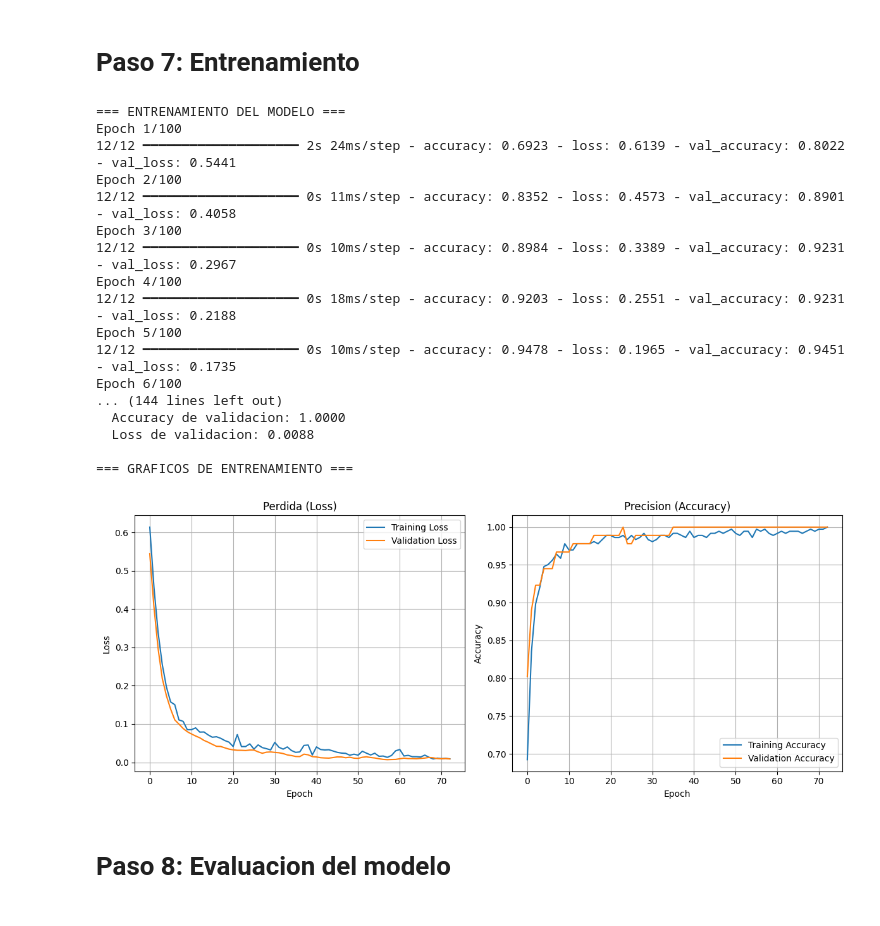
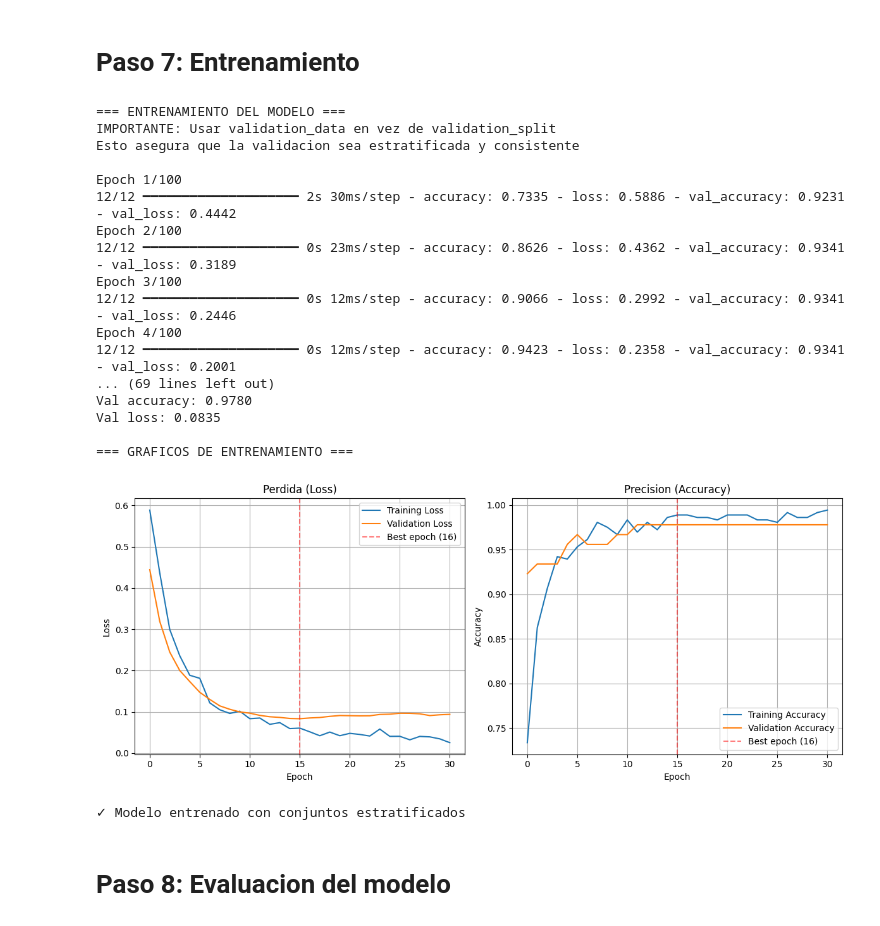
Before and after one commit to 202300080/Rulo, a Jupyter notebook: analisis_tutor.ipynb, the cells around one changed output. Drawn from its saved outputs; the diff is of its cells as text; code cells hidden in the pictures.

Commit message:
segundo error corregido

```diff
--- a/analisis_tutor.ipynb
+++ b/analisis_tutor.ipynb
@@ -340,65 +358,80 @@ Modelo seleccionado: Modelo con Dropout y EarlyStopping
 # Paso 7: Entrenamiento
 # %%
 print("=== ENTRENAMIENTO DEL MODELO ===")
+print("IMPORTANTE: Usar validation_data en vez de validation_split")
+print("Esto asegura que la validacion sea estratificada y consistente\n")
 
 history = model.fit(
     X_train_scaled, y_train,
     epochs=100,
     batch_size=32,
-    validation_split=0.2,
+    validation_data=(X_val_scaled, y_val),  # ✅ CORREGIDO
     callbacks=[early_stop],
     verbose=1
 )
 
-print("\nEntrenamiento completado")
-print(f"Total de epochs: {len(history.history['loss'])}")
+print("\n=== ENTRENAMIENTO COMPLETADO ===")
+print(f"Total de epochs ejecutados: {len(history.history['loss'])}")
 
-print("\nUltimos valores:")
-print(f"  Accuracy de entrenamiento: {history.history['accuracy'][-1]:.4f}")
-print(f"  Loss de entrenamiento: {history.history['loss'][-1]:.4f}")
-print(f"  Accuracy de validacion: {history.history['val_accuracy'][-1]:.4f}")
-print(f"  Loss de validacion: {history.history['val_loss'][-1]:.4f}")
+print("\n=== ULTIMOS VALORES ===")
+print(f"Accuracy de entrenamiento: {history.history['accuracy'][-1]:.4f}")
+print(f"Loss de entrenamiento: {history.history['loss'][-1]:.4f}")
+print(f"Accuracy de validacion: {history.history['val_accuracy'][-1]:.4f}")
+print(f"Loss de validacion: {history.history['val_loss'][-1]:.4f}")
+
+# Comparar con mejor epoch
+best_epoch = np.argmin(history.history['val_loss'])
+print(f"\n=== MEJOR EPOCH (epoch {best_epoch + 1}) ===")
+print(f"Train accuracy: {history.history['accuracy'][best_epoch]:.4f}")
+print(f"Train loss: {history.history['loss'][best_epoch]:.4f}")
+print(f"Val accuracy: {history.history['val_accuracy'][best_epoch]:.4f}")
+print(f"Val loss: {history.history['val_loss'][best_epoch]:.4f}")
 
 print("\n=== GRAFICOS DE ENTRENAMIENTO ===")
 fig, axes = plt.subplots(1, 2, figsize=(12, 5))
 
 axes[0].plot(history.history["loss"], label="Training Loss")
 axes[0].plot(history.history["val_loss"], label="Validation Loss")
+axes[0].axvline(x=best_epoch, color='r', linestyle='--', alpha=0.5, label=f'Best epoch ({best_epoch + 1})')
 axes[0].set_xlabel("Epoch")
 axes[0].set_ylabel("Loss")
 axes[0].set_title("Perdida (Loss)")
 axes[0].legend()
 axes[0].grid()
 
 axes[1].plot(history.history["accuracy"], label="Training Accuracy")
 axes[1].plot(history.history["val_accuracy"], label="Validation Accuracy")
+axes[1].axvline(x=best_epoch, color='r', linestyle='--', alpha=0.5, label=f'Best epoch ({best_epoch + 1})')
 axes[1].set_xlabel("Epoch")
 axes[1].set_ylabel("Accuracy")
 axes[1].set_title("Precision (Accuracy)")
 axes[1].legend()
 axes[1].grid()
 
 plt.tight_layout()
 plt.show()
+
+print("\n✓ Modelo entrenado con conjuntos estratificados")
 # %% [output]
 === ENTRENAMIENTO DEL MODELO ===
+IMPORTANTE: Usar validation_data en vez de validation_split
+Esto asegura que la validacion sea estratificada y consistente
+
 Epoch 1/100
-12/12 ━━━━━━━━━━━━━━━━━━━━ 2s 24ms/step - accuracy: 0.6923 - loss: 0.6139 - val_accuracy: 0.8022 - val_loss: 0.5441
+12/12 ━━━━━━━━━━━━━━━━━━━━ 2s 30ms/step - accuracy: 0.7335 - loss: 0.5886 - val_accuracy: 0.9231 - val_loss: 0.4442
 Epoch 2/100
-12/12 ━━━━━━━━━━━━━━━━━━━━ 0s 11ms/step - accuracy: 0.8352 - loss: 0.4573 - val_accuracy: 0.8901 - val_loss: 0.4058
+12/12 ━━━━━━━━━━━━━━━━━━━━ 0s 23ms/step - accuracy: 0.8626 - loss: 0.4362 - val_accuracy: 0.9341 - val_loss: 0.3189
 Epoch 3/100
-12/12 ━━━━━━━━━━━━━━━━━━━━ 0s 10ms/step - accuracy: 0.8984 - loss: 0.3389 - val_accuracy: 0.9231 - val_loss: 0.2967
+12/12 ━━━━━━━━━━━━━━━━━━━━ 0s 12ms/step - accuracy: 0.9066 - loss: 0.2992 - val_accuracy: 0.9341 - val_loss: 0.2446
 Epoch 4/100
-12/12 ━━━━━━━━━━━━━━━━━━━━ 0s 18ms/step - accuracy: 0.9203 - loss: 0.2551 - val_accuracy: 0.9231 - val_loss: 0.2188
-Epoch 5/100
-12/12 ━━━━━━━━━━━━━━━━━━━━ 0s 10ms/step - accuracy: 0.9478 - loss: 0.1965 - val_accuracy: 0.9451 - val_loss: 0.1735
-Epoch 6/100
-... (144 lines left out)
-  Accuracy de validacion: 1.0000
-  Loss de validacion: 0.0088
+12/12 ━━━━━━━━━━━━━━━━━━━━ 0s 12ms/step - accuracy: 0.9423 - loss: 0.2358 - val_accuracy: 0.9341 - val_loss: 0.2001
+... (69 lines left out)
+Val accuracy: 0.9780
+Val loss: 0.0835
 
 === GRAFICOS DE ENTRENAMIENTO ===
-[figure, old version]
+[figure, new version]
+✓ Modelo entrenado con conjuntos estratificados
 # %% [markdown]
 # Paso 8: Evaluacion del modelo
 # %%
```
Also changed, not shown: parts of 5 cells of this notebook.
